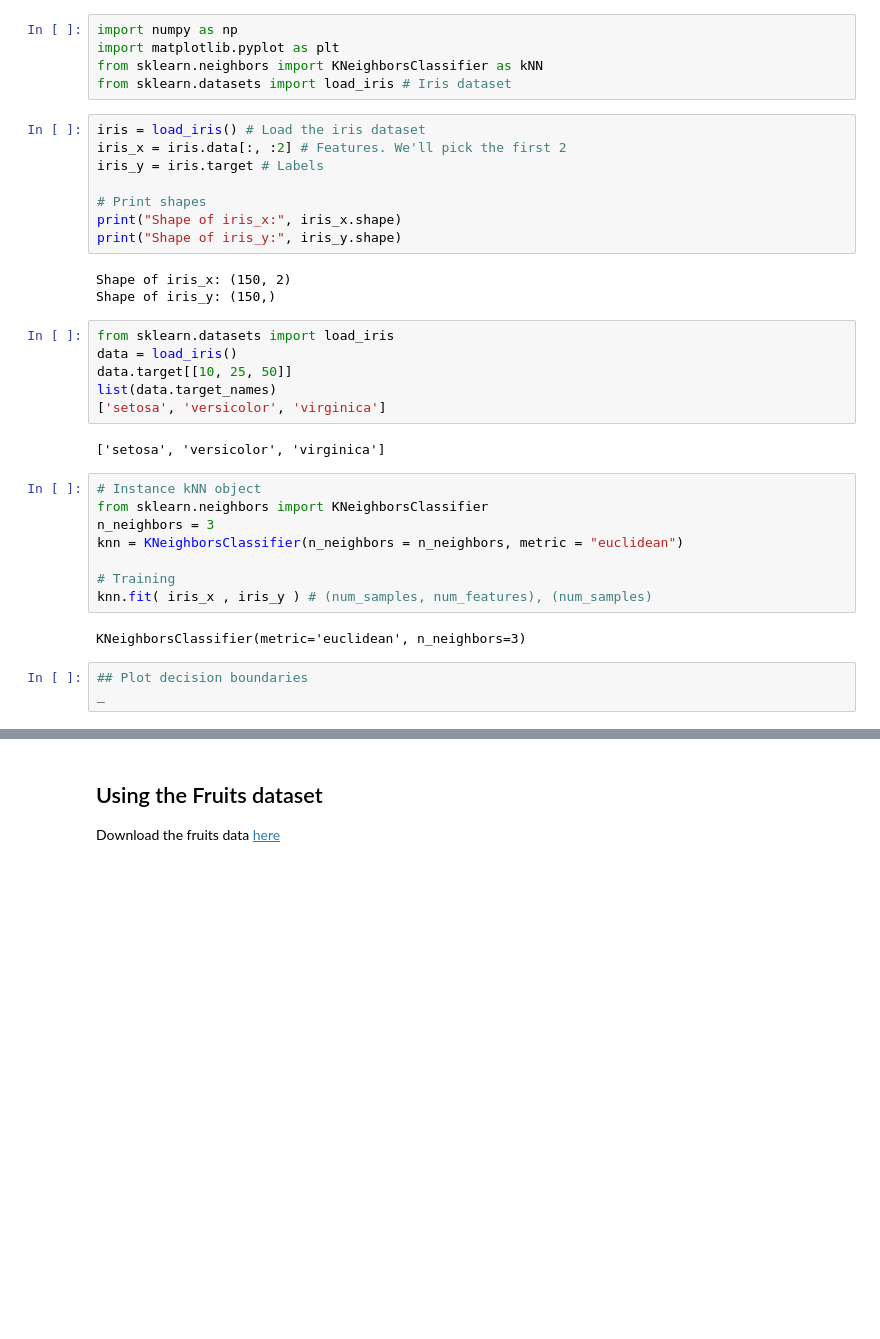
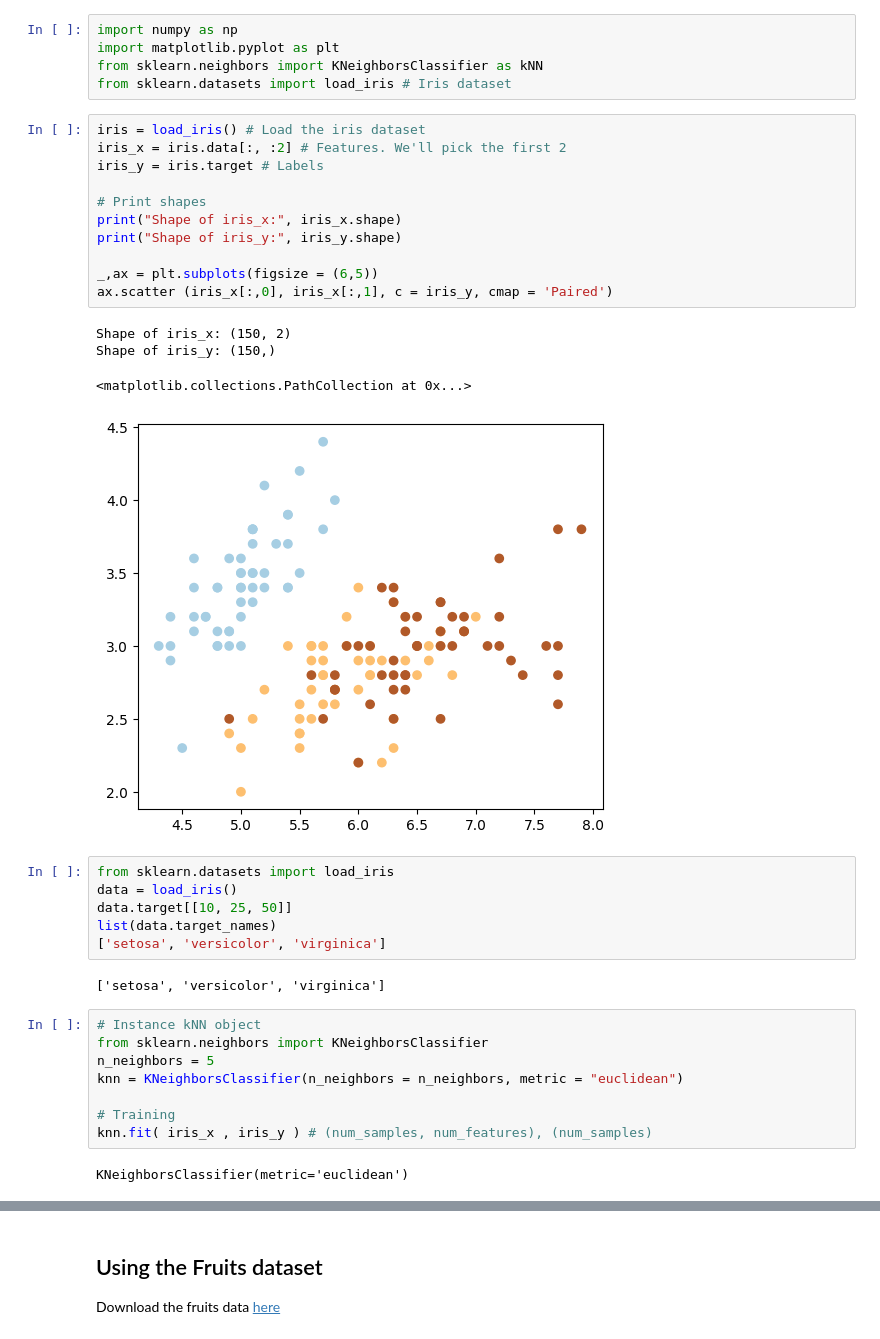
Before and after one commit to DuskySam2/machine_learning_20241, a Jupyter notebook: Sem_03/kNN.ipynb, the cells around one changed output, grey strips where cells are left out. Saved outputs shown, nothing was run; the diff lists cells and outputs as text; blank space fills up the shorter version.

```diff
--- a/Sem_03/kNN.ipynb
+++ b/Sem_03/kNN.ipynb
@@ -11,14 +11,19 @@ from sklearn.datasets import load_iris # Iris dataset
 # %%
 iris = load_iris() # Load the iris dataset
 iris_x = iris.data[:, :2] # Features. We'll pick the first 2
 iris_y = iris.target # Labels
 
 # Print shapes
 print("Shape of iris_x:", iris_x.shape)
 print("Shape of iris_y:", iris_y.shape)
+
+_,ax = plt.subplots(figsize = (6,5))
+ax.scatter (iris_x[:,0], iris_x[:,1], c = iris_y, cmap = 'Paired')
 # %% [output]
 Shape of iris_x: (150, 2)
 Shape of iris_y: (150,)
+<matplotlib.collections.PathCollection at 0x...>
+[figure, added]
 # %%
 from sklearn.datasets import load_iris
 data = load_iris()
@@ -30,14 +35,11 @@ list(data.target_names)
 # %%
 # Instance kNN object
 from sklearn.neighbors import KNeighborsClassifier
-n_neighbors = 3
+n_neighbors = 5
 knn = KNeighborsClassifier(n_neighbors = n_neighbors, metric = "euclidean")
 
 # Training
 knn.fit( iris_x , iris_y ) # (num_samples, num_features), (num_samples)
 # %% [output]
-KNeighborsClassifier(metric='euclidean', n_neighbors=3)
+KNeighborsClassifier(metric='euclidean')
-# %%
-## Plot decision boundaries
-_
 # %%
```
Also changed, not shown: parts of 2 cells of this notebook.
